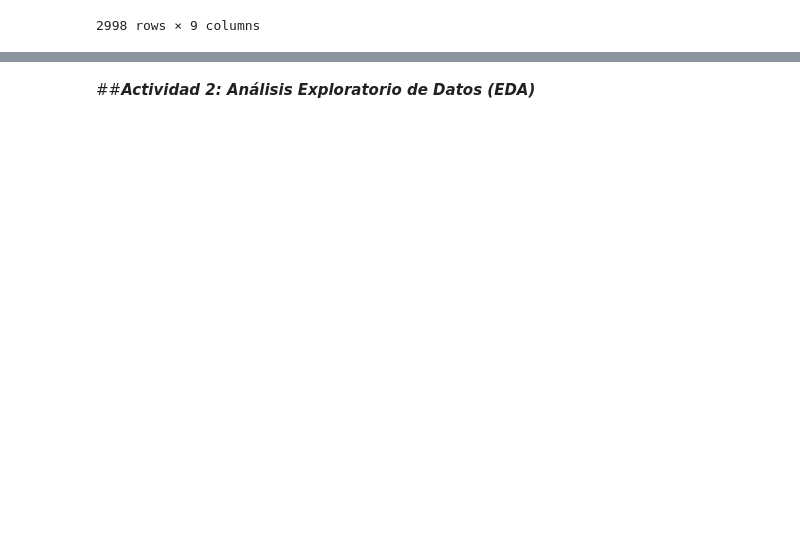
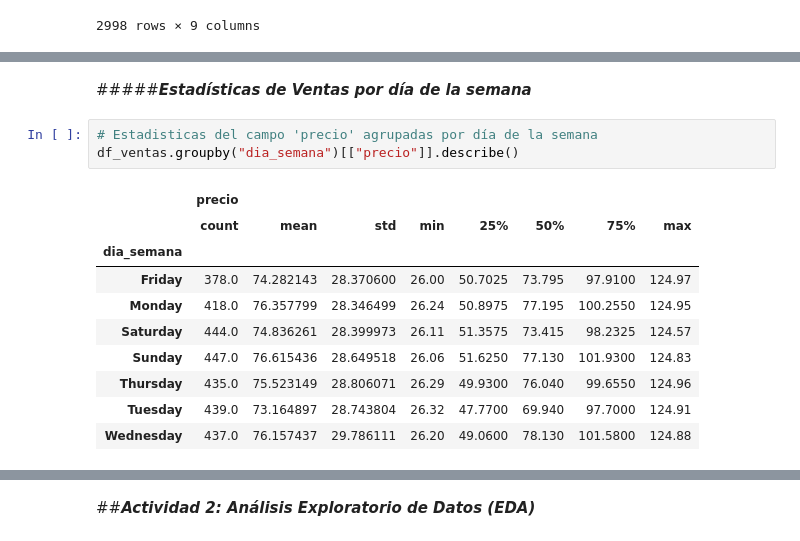
Before and after one commit to FedeM-Git/TT-2C2025-Data-Analitycs-Notebooks, a Jupyter notebook: Pre-Entrega_Maune/Pre-Entrega_Maune, Juan_Federico.ipynb, the cells around one changed output, grey strips where cells are left out. Saved outputs shown, nothing was run; the diff lists cells and outputs as text; blank space fills up the shorter version.

```diff
--- a/Pre-Entrega_Maune/Pre-Entrega_Maune, Juan_Federico.ipynb
+++ b/Pre-Entrega_Maune/Pre-Entrega_Maune, Juan_Federico.ipynb
@@ -1258,0 +1335,16 @@ df_ventas
+# %% [markdown]
+#####***Estadísticas de Ventas por día de la semana***
+# %%
+# Estadisticas del campo 'precio' agrupadas por día de la semana
+df_ventas.groupby("dia_semana")[["precio"]].describe()
+# %% [output]
+|  | precio |  |  |  |  |  |  |  |
+|  | count | mean | std | min | 25% | 50% | 75% | max |
+| dia_semana |  |  |  |  |  |  |  |  |
+| Friday | 378.0 | 74.282143 | 28.370600 | 26.00 | 50.7025 | 73.795 | 97.9100 | 124.97 |
+| Monday | 418.0 | 76.357799 | 28.346499 | 26.24 | 50.8975 | 77.195 | 100.2550 | 124.95 |
+| Saturday | 444.0 | 74.836261 | 28.399973 | 26.11 | 51.3575 | 73.415 | 98.2325 | 124.57 |
+| Sunday | 447.0 | 76.615436 | 28.649518 | 26.06 | 51.6250 | 77.130 | 101.9300 | 124.83 |
+| Thursday | 435.0 | 75.523149 | 28.806071 | 26.29 | 49.9300 | 76.040 | 99.6550 | 124.96 |
+| Tuesday | 439.0 | 73.164897 | 28.743804 | 26.32 | 47.7700 | 69.940 | 97.7000 | 124.91 |
+| Wednesday | 437.0 | 76.157437 | 29.786111 | 26.20 | 49.0600 | 78.130 | 101.5800 | 124.88 |
```
Also changed, not shown: parts of 24 cells of this notebook.
